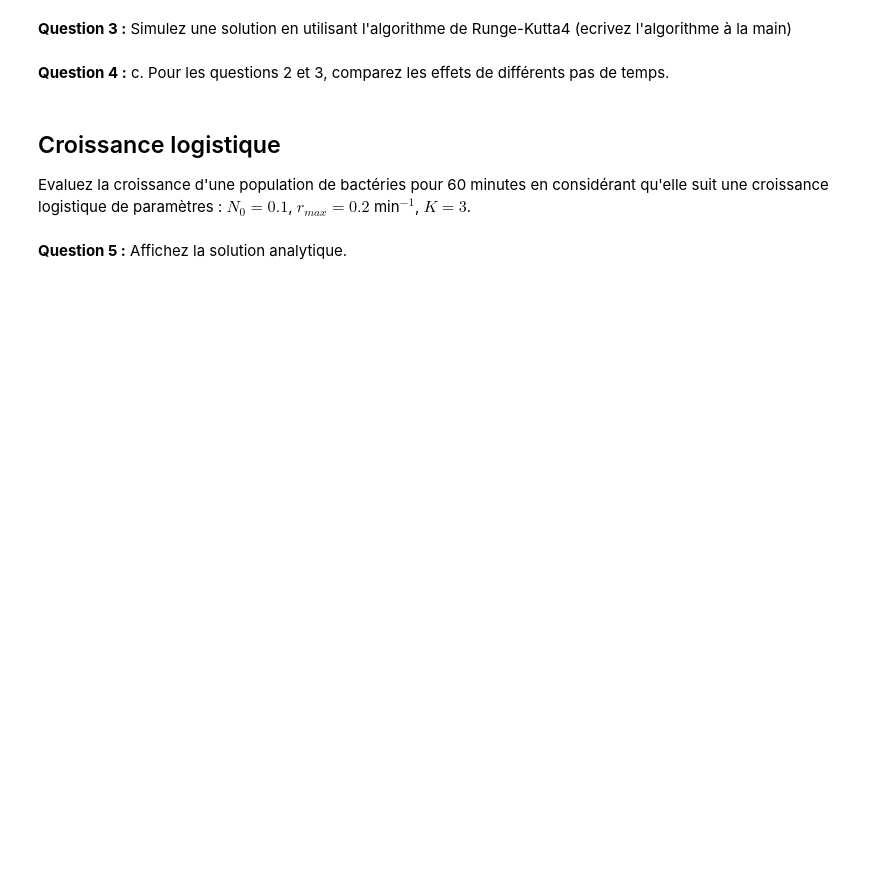
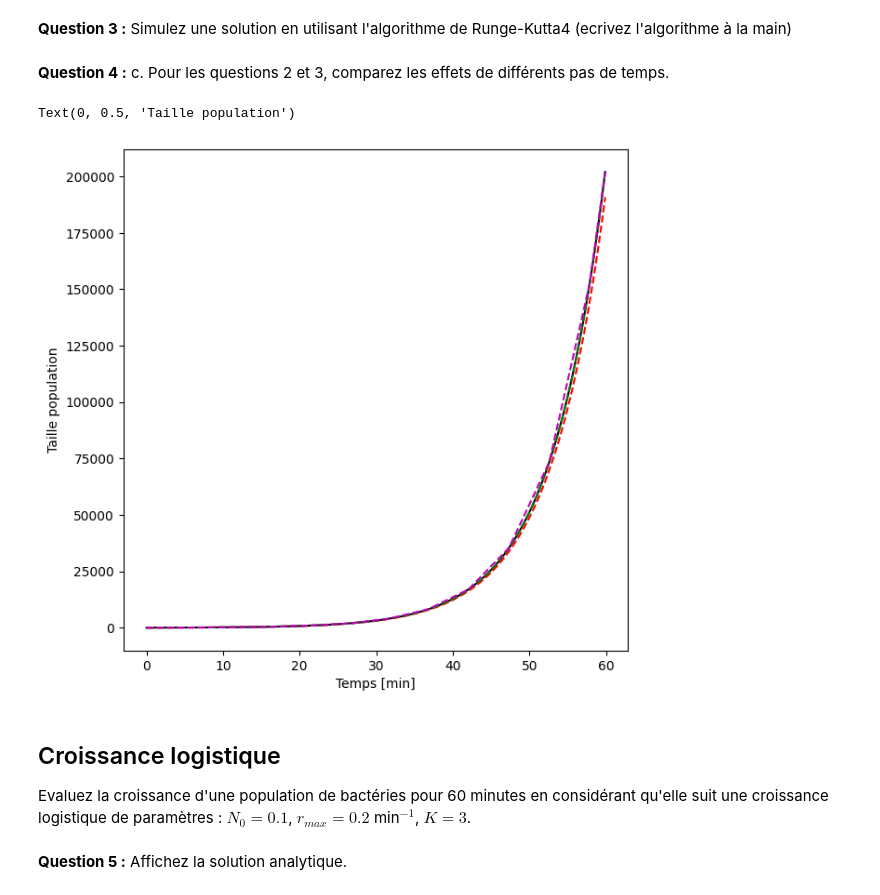
Before and after one commit to camcre/BINFA2025_TP3, a Jupyter notebook: BINFA2025_TP3.ipynb, the cells around one changed output. Saved outputs shown, nothing was run; the diff lists cells and outputs as text; code cells hidden in the pictures; blank space fills up the shorter version.

```diff
--- a/BINFA2025_TP3.ipynb
+++ b/BINFA2025_TP3.ipynb
@@ -34,6 +73,62 @@ print("Votre code ici !")
 **Question 4 :** c.	Pour les questions 2 et 3, comparez les effets de différents pas de temps.
 # %%
 print("Votre code ici !")
+# %%
+N0 = 50 #min
+g = 0.2 #min-1
+
+class Growth:
+    def __init__(self, g):
+        self.g = g
+    def dcdt(self, t, c):
+        return np.log(2) * self.g * c
+
+def c(N0, g, t):
+    return N0 * np.power(2, g*t)
+
+def dcdt(g, c):
+    return np.log(2) * g * c
+
+def euler(f0, tmax, dt, df):
+    res = [f0]
+    t = 0
+    while round(t - tmax, 4) < 0:
+        res.append(res[-1] + df(res[-1]) * dt)
+        t = t + dt
+    return np.array(res)
+
+def RK4(f0, tmax, dt, df):
+    res = [f0]
+    t = 0
+    while round(t - tmax, 4) < 0:
+        k1 = df(res[-1])
+        k2 = df(res[-1] + k1 * dt/2)
+        k3 = df(res[-1] + k2 * dt/2)
+        k4 = df(res[-1] + k3 * dt)
+        res.append(res[-1]+(k1+2*k2+2*k3+k4)/6*dt)
+        t = t + dt
+    return np.array(res)
+
+y = euler(N0, 60, 0.1, lambda c: dcdt(g, c))
+y2 = RK4(N0, 60, 0.1, lambda c: dcdt(g, c))
+
+gr = Growth(g)
+
+dt = 0.1
+ts = np.arange(0, 60, dt)
+
+res = solve_ivp(gr.dcdt, [ts[0], ts[-1]], [N0], rtol=1e-4)
+
+plt.figure(figsize=(7,7))
+plt.plot(ts, c(N0,g,ts), 'k')
+plt.plot(ts, y[:-1], 'r--')
+plt.plot(ts, y2[:-1], 'g--')
+plt.plot(res.t, res.y[0,:], "m--")
+plt.xlabel("Temps [min]")
+plt.ylabel("Taille population")
+# %% [output]
+Text(0, 0.5, 'Taille population')
+[figure, added]
 # %% [markdown]
 ## Croissance logistique
 
```
Also changed, not shown: parts of 10 cells of this notebook.
